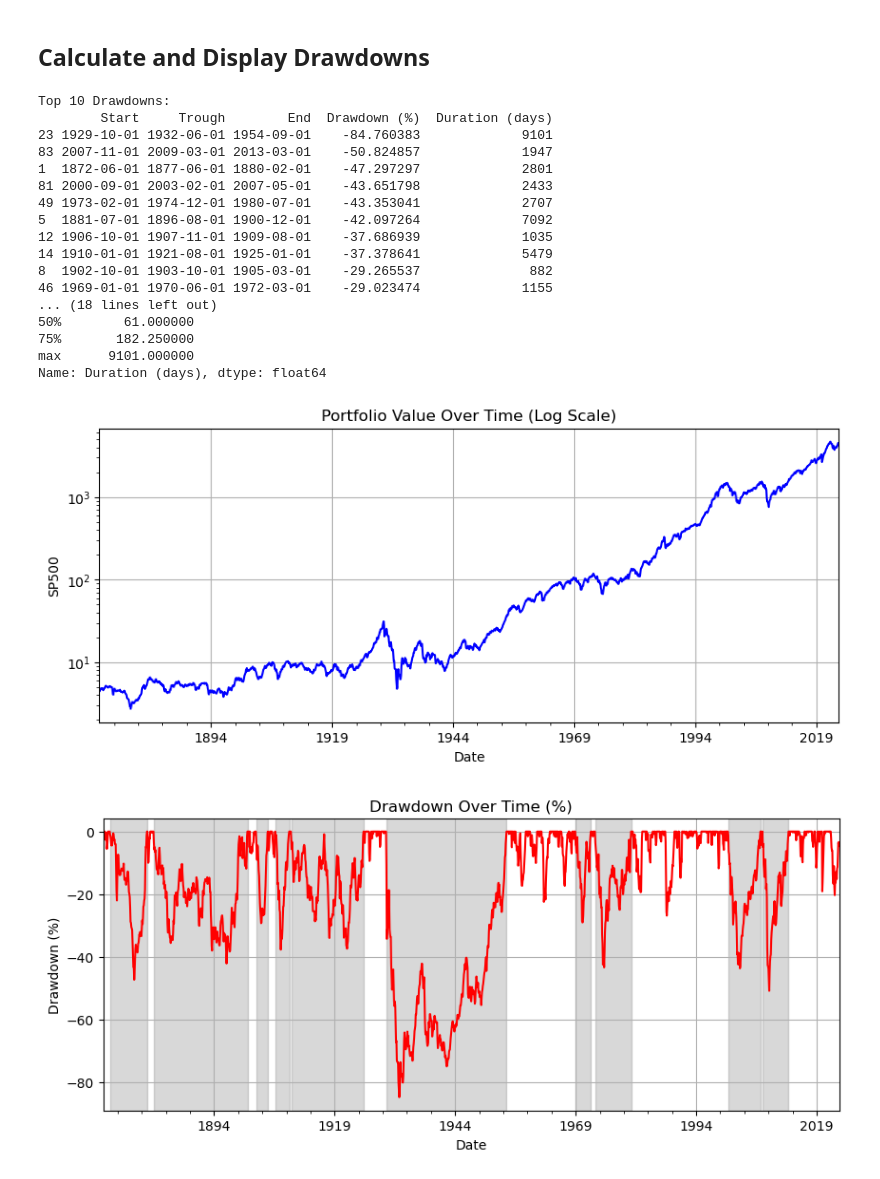
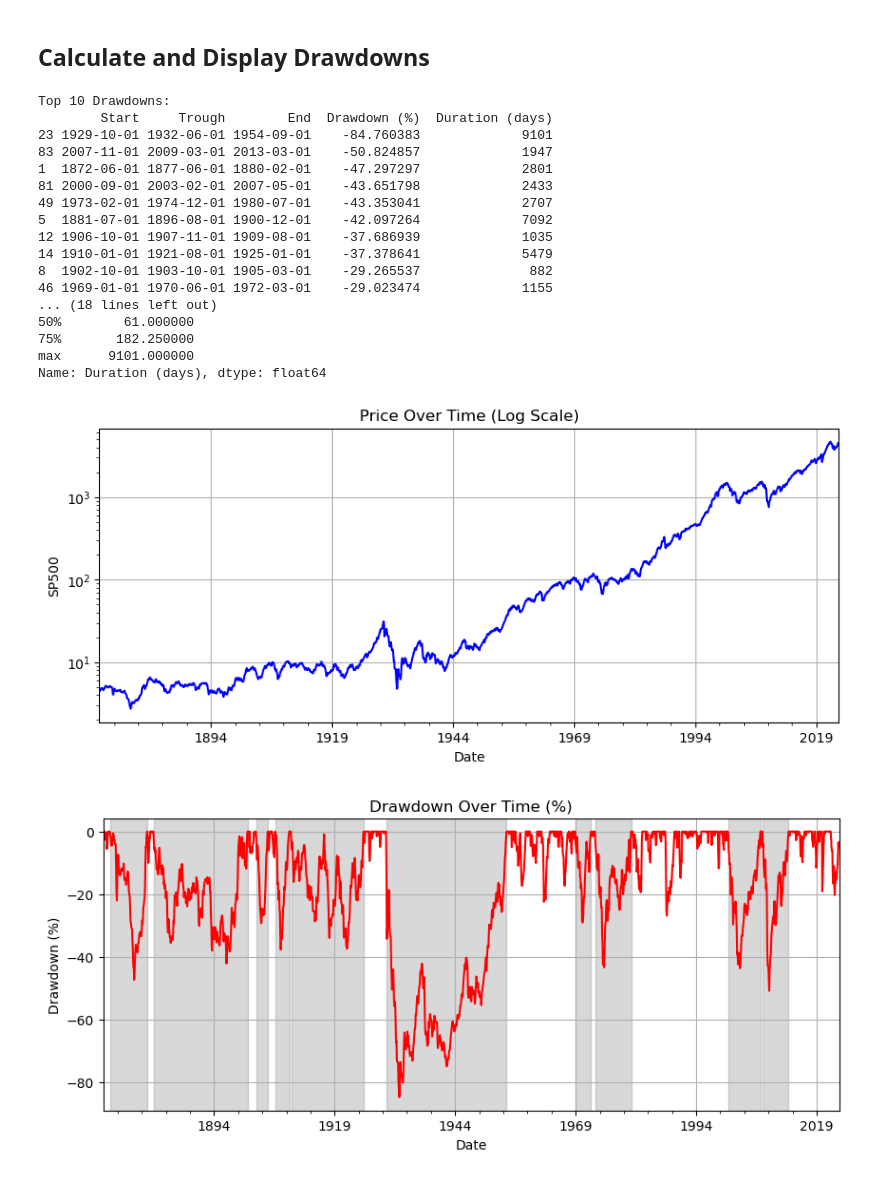
Before and after one commit to mahdi-ghafarian/time-series, a Jupyter notebook: drawdown/drawdown.ipynb, the cells around one changed output. Cells and saved outputs as stored; diff of their text form; code cells hidden in the pictures.

```diff
--- a/drawdown/drawdown.ipynb
+++ b/drawdown/drawdown.ipynb
@@ -13,10 +13,10 @@ df = pd.read_csv("data.csv")
 # Define column names in the CSV file
 # Change these as per your CSV file
 date = 'Date'
-value = 'SP500'
+price = 'SP500'
 
 # Select the required columns
-df=df[[date,value]]
+df=df[[date,price]]
 
 # Change type of date column to datetime
 df[date] = pd.to_datetime(df[date], format='%Y-%m-%d', errors='coerce')
@@ -57,9 +57,8 @@ None
 # %% [markdown]
 ## Calculate and Display Drawdowns
 # %%
-# Assuming df and value are already defined
-df['Peak'] = df[value].cummax()
-df['Drawdown'] = (df[value] - df['Peak']) / df['Peak'] * 100  # Convert to percentage
+df['Peak'] = df[price].cummax()
+df['Drawdown'] = (df[price] - df['Peak']) / df['Peak'] * 100  # Convert to percentage
 
 # Identify drawdown periods
 drawdown_periods = []
@@ -101,36 +100,36 @@ print(dd_df['Duration (days)'].describe())
 
 # Plot 1: Time Series (log scale)
 plt.figure(figsize=(10, 4))
-df[value].plot(title='Portfolio Value Over Time (Log Scale)', color='blue', logy=True)
-plt.ylabel(value)
+df[price].plot(title='Price Over Time (Log Scale)', color='blue', logy=True)
+plt.ylabel(price)
 plt.grid(True)
 plt.show()
 
 # Plot 2: Drawdown periods
 plt.figure(figsize=(10, 4))
 df['Drawdown'].plot(title='Drawdown Over Time (%)', color='red')
 for _, row in top_10_dd.iterrows():
     plt.axvspan(row['Start'], row['End'], color='gray', alpha=0.3)
 plt.ylabel('Drawdown (%)')
 plt.grid(True)
 plt.show()
 # %% [output]
 Top 10 Drawdowns:
         Start     Trough        End  Drawdown (%)  Duration (days)
 23 1929-10-01 1932-06-01 1954-09-01    -84.760383             9101
 83 2007-11-01 2009-03-01 2013-03-01    -50.824857             1947
 1  1872-06-01 1877-06-01 1880-02-01    -47.297297             2801
 81 2000-09-01 2003-02-01 2007-05-01    -43.651798             2433
 49 1973-02-01 1974-12-01 1980-07-01    -43.353041             2707
 5  1881-07-01 1896-08-01 1900-12-01    -42.097264             7092
 12 1906-10-01 1907-11-01 1909-08-01    -37.686939             1035
 14 1910-01-01 1921-08-01 1925-01-01    -37.378641             5479
 8  1902-10-01 1903-10-01 1905-03-01    -29.265537              882
 46 1969-01-01 1970-06-01 1972-03-01    -29.023474             1155
 ... (18 lines left out)
 50%        61.000000
 75%       182.250000
 max      9101.000000
 Name: Duration (days), dtype: float64
-[figure, old version]
+[figure, new version]
 [figure]
```
